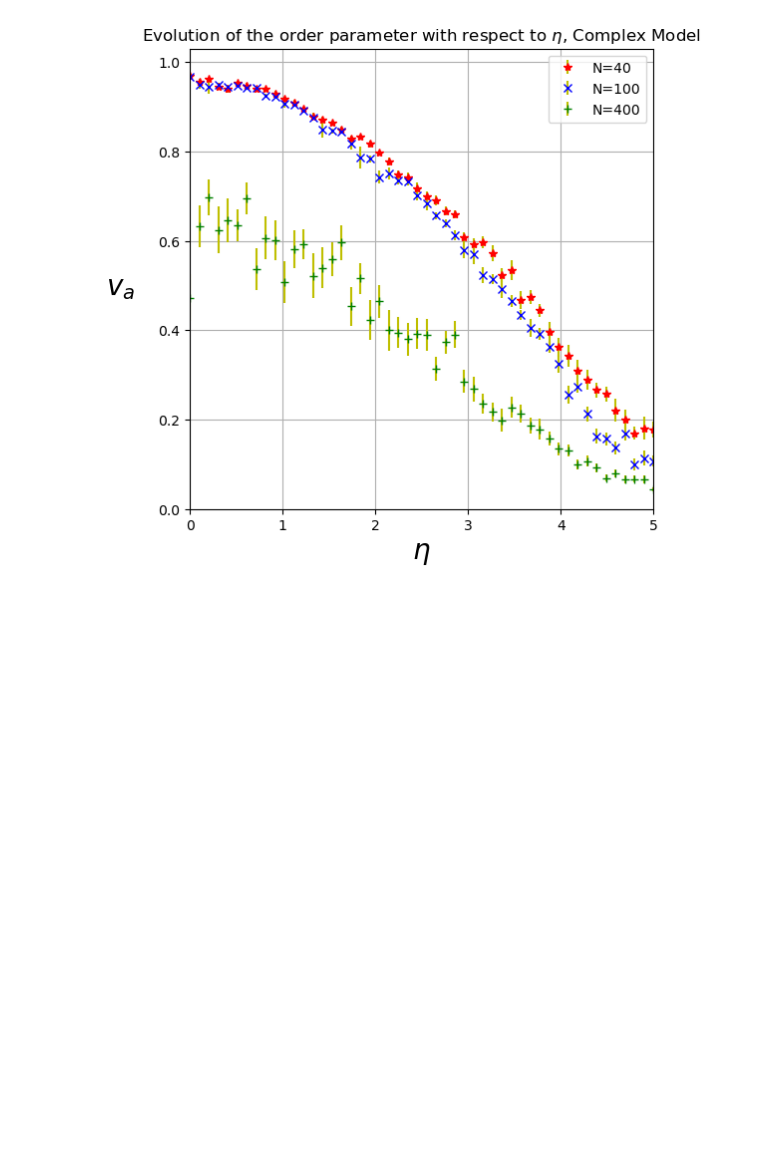
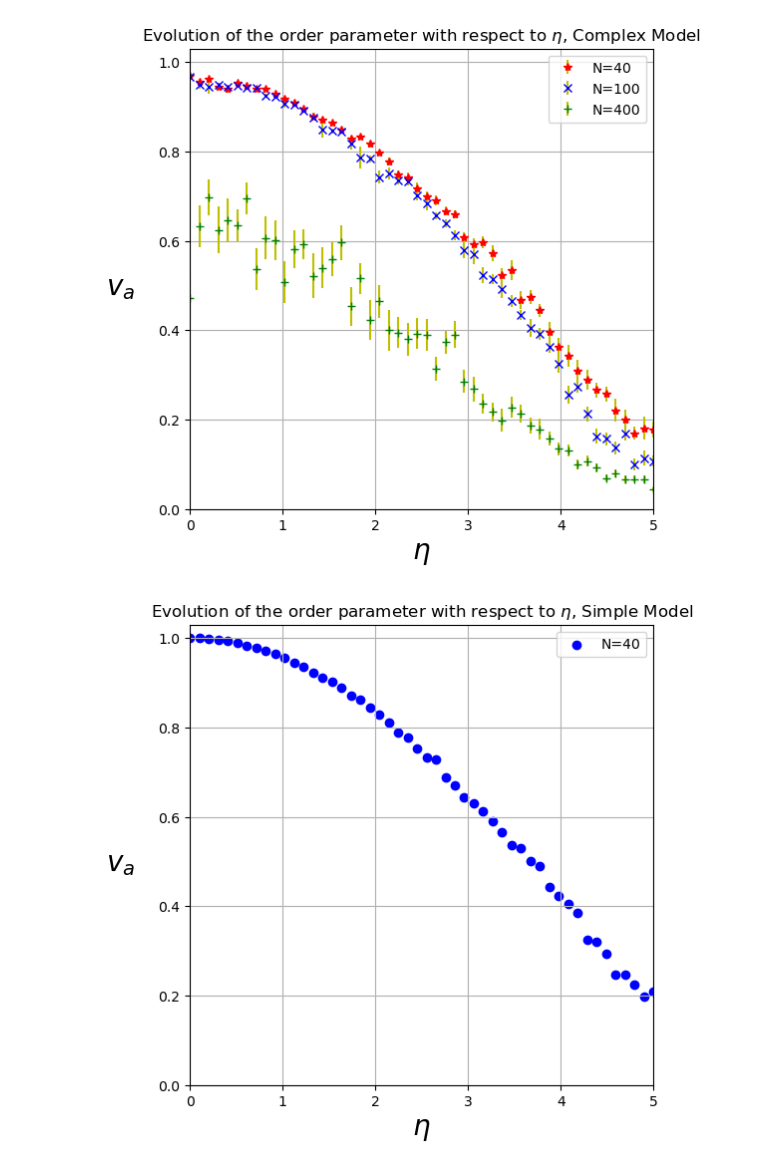
Before and after one commit to Canevaze/PHY571, a Jupyter notebook: production_code/plot_2a.ipynb, the cells around one changed output. Drawn from its saved outputs; the diff is of its cells as text; code cells hidden in the pictures; blank space fills up the shorter version.

```diff
--- a/production_code/plot_2a.ipynb
+++ b/production_code/plot_2a.ipynb
@@ -70,3 +65,26 @@ title=plt.title("Evolution of the order parameter with respect to $\eta$, Comple
 title.set_position([0.5, 1.2])
 # %% [output]
 [figure]
+# %%
+##CLASS1, first densities with no inflexion
+
+
+eta40 = np.load('C:/Users/cleme/Documents/_PYTHON/PHY571/results/eta_it_200_N_40_V_0.03_L_3.1_R_1_avg_50_nb_pts_50.npy')
+v40 = np.load('C:/Users/cleme/Documents/_PYTHON/PHY571/results/v_it_200_N_40_V_0.03_L_3.1_R_1_avg_50_nb_pts_50.npy')
+
+plt.figure(figsize=(6, 6))
+plt.scatter(eta40, v40, color='b', label='N=40')
+#plt.errorbar(eta100, v100, yerr=v_uncertainty100, color='b', ecolor='y', fmt='x',capthick=2, label='N=100')
+#plt.errorbar(eta400, v400, yerr=v_uncertainty400, color='g', ecolor='y',fmt='+', capthick=2, label='N=400')
+
+plt.axis([0,5.0,0,1.03])
+plt.legend()
+plt.grid()
+plt.xlabel("$\eta$", fontsize=20)
+ylabel=plt.ylabel("$v_{a}$", fontsize=20)
+ylabel.set_rotation(0)
+plt.gca().yaxis.set_label_coords(-0.15, 0.45)
+title=plt.title("Evolution of the order parameter with respect to $\eta$, Simple Model", fontsize = 12)
+title.set_position([0.5, 1.2])
+# %% [output]
+[figure, added]
```
Also changed, not shown: parts of 1 cell of this notebook, 19 other files.
